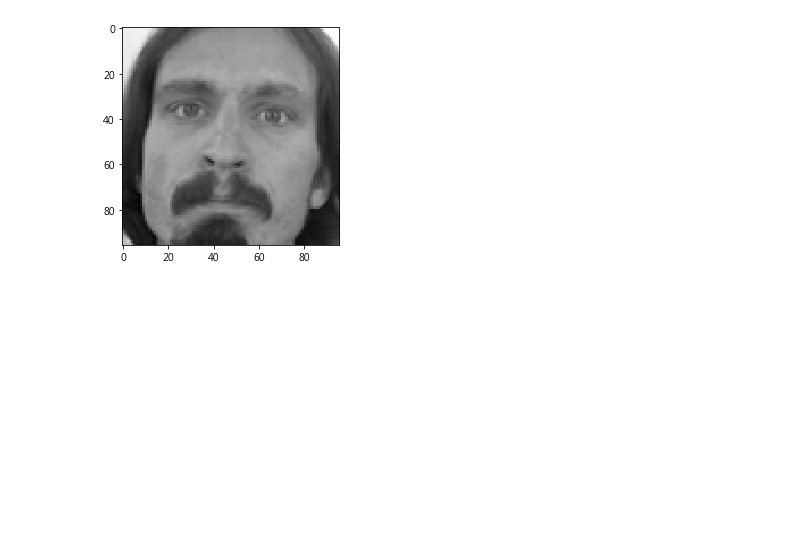
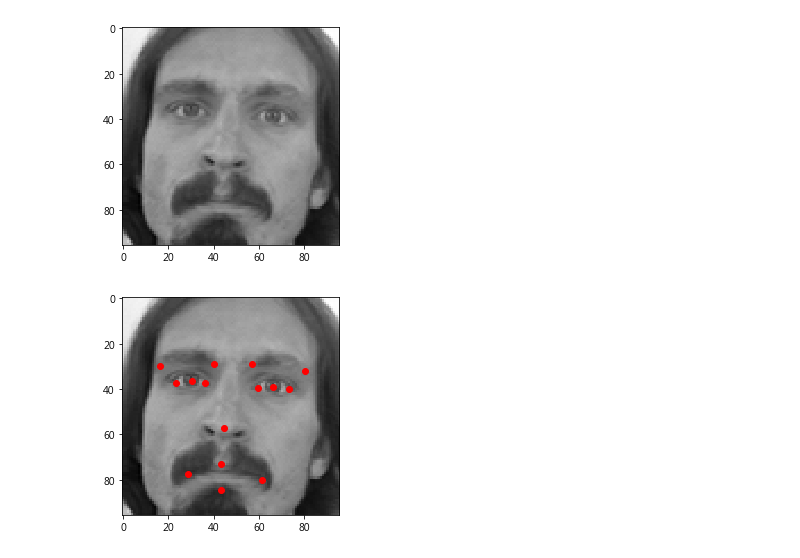
Before and after one commit to fp567s/-1st-DL-CVMarathon, a Jupyter notebook: Day042_explore_facial_keypoint_data_HW.ipynb, the cells around one changed output. Drawn from its saved outputs; the diff is of its cells as text; code cells hidden in the pictures; blank space fills up the shorter version.

```diff
--- a/Day042_explore_facial_keypoint_data_HW.ipynb
+++ b/Day042_explore_facial_keypoint_data_HW.ipynb
@@ -118,3 +118,15 @@ plt.imshow(sample_img, cmap='gray')
 # %% [output]
 <matplotlib.image.AxesImage at 0x...>
 [figure]
+# %%
+def plot_keypoints(img, points):
+    # your code here
+    # 顯示圖片
+    plt.imshow(img, cmap='gray')
+    # 把關鍵點畫上去
+    for i in range(0,30,2):
+        plt.scatter((points[i] + 0.5)*96, (points[i+1]+0.5)*96, color='red')
+# %%
+plot_keypoints(sample_img ,sample_points )
+# %% [output]
+[figure, added]
```
